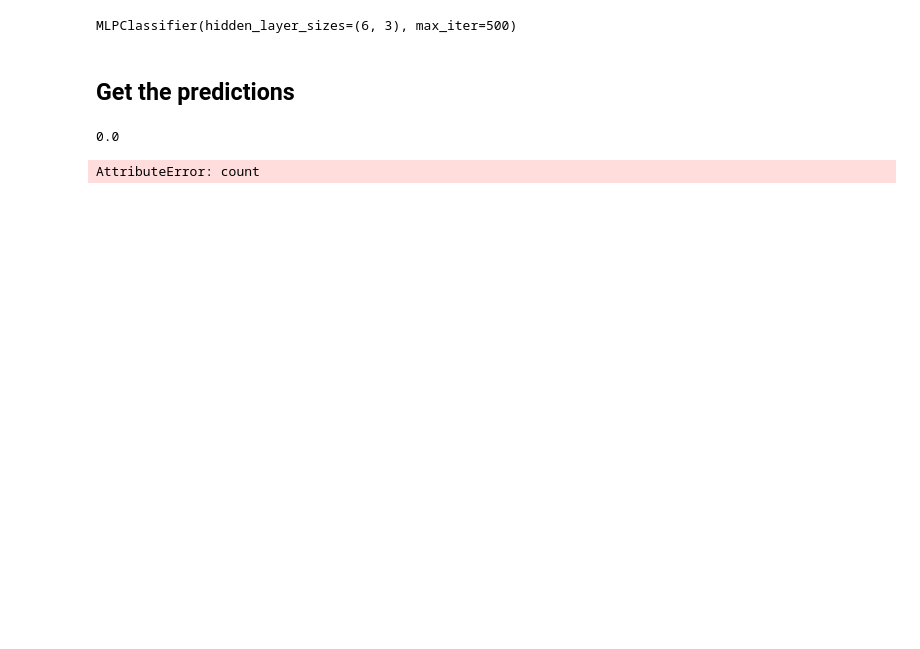
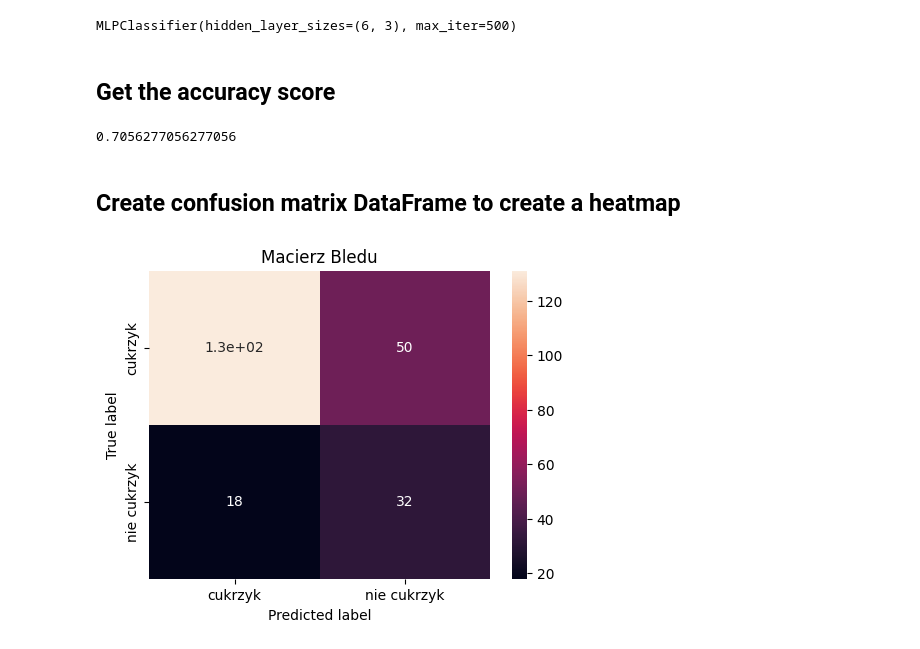
Before and after one commit to BartoszBrodowski/computational-intelligence, a Jupyter notebook: lab6/zad3.ipynb, the cells around one changed output. Cells and saved outputs as stored; diff of their text form; code cells hidden in the pictures; blank space fills up the shorter version.

```diff
--- a/lab6/zad3.ipynb
+++ b/lab6/zad3.ipynb
@@ -10,6 +9,16 @@ import seaborn as sn
 # %% [markdown]
 ## Setup the diabetes dataset
 # %%
-diabetes = load_diabetes()
-datasets = train_test_split(diabetes.data, diabetes.target, test_size=0.3, random_state=278830)
+data_set = pd.read_csv('diabetes.csv')
+
+def divide_data_and_target(data_set):
+    data = []
+    target = []
+    for elem in data_set.values:
+        data.append(elem[:-1])
+        target.append(elem[-1])
+    return data,target
+data, target = divide_data_and_target(data_set)
+
+datasets = train_test_split(data, target, test_size=0.3, random_state=278830)
 train_data, test_data, train_labels, test_labels = datasets
@@ -18,20 +27,31 @@ train_data, test_data, train_labels, test_labels = datasets
 # %%
-scaler = StandardScaler()
-scaler.fit(train_data)
-train_data = scaler.transform(train_data)
-test_data = scaler.transform(test_data)
 mlp = MLPClassifier(hidden_layer_sizes=(6, 3), activation='relu', max_iter=500)
 mlp.fit(train_data, train_labels)
 # %% [output]
 MLPClassifier(hidden_layer_sizes=(6, 3), max_iter=500)
 # %% [markdown]
-## Get the predictions
+## Get the accuracy score
-# %%
-predictions_test_mlp = mlp.predict(test_data)
-print(accuracy_score(predictions_test_mlp, test_labels))
-confusion_matrix = confusion_matrix(test_labels, predictions_test_mlp)
-cm_df = pd.DataFrame(confusion_matrix)
-sn.heatmap(cm_df, annot=True)
-# %% [output]
-0.0
-AttributeError: count
+# %%
+test_data = [list(x) for x in test_data]
+
+predictions_test = mlp.predict(test_data)
+print(accuracy_score(predictions_test, test_labels))
+
+cm = confusion_matrix(predictions_test, test_labels)
+# %% [output]
+0.7056277056277056
+# %% [markdown]
+## Create confusion matrix DataFrame to create a heatmap
+# %%
+cm_df = pd.DataFrame(cm,
+                     index = ['cukrzyk','nie cukrzyk'],
+                     columns = ['cukrzyk','nie cukrzyk'])
+
+plt.figure(figsize=(5.5,4))
+sn.heatmap(cm_df, annot=True)
+plt.title('Macierz Bledu')
+plt.ylabel('True label')
+plt.xlabel('Predicted label')
+plt.show()
+# %% [output]
+[figure, added]
```
Also changed, not shown: parts of 3 cells of this notebook, 5 other files.
